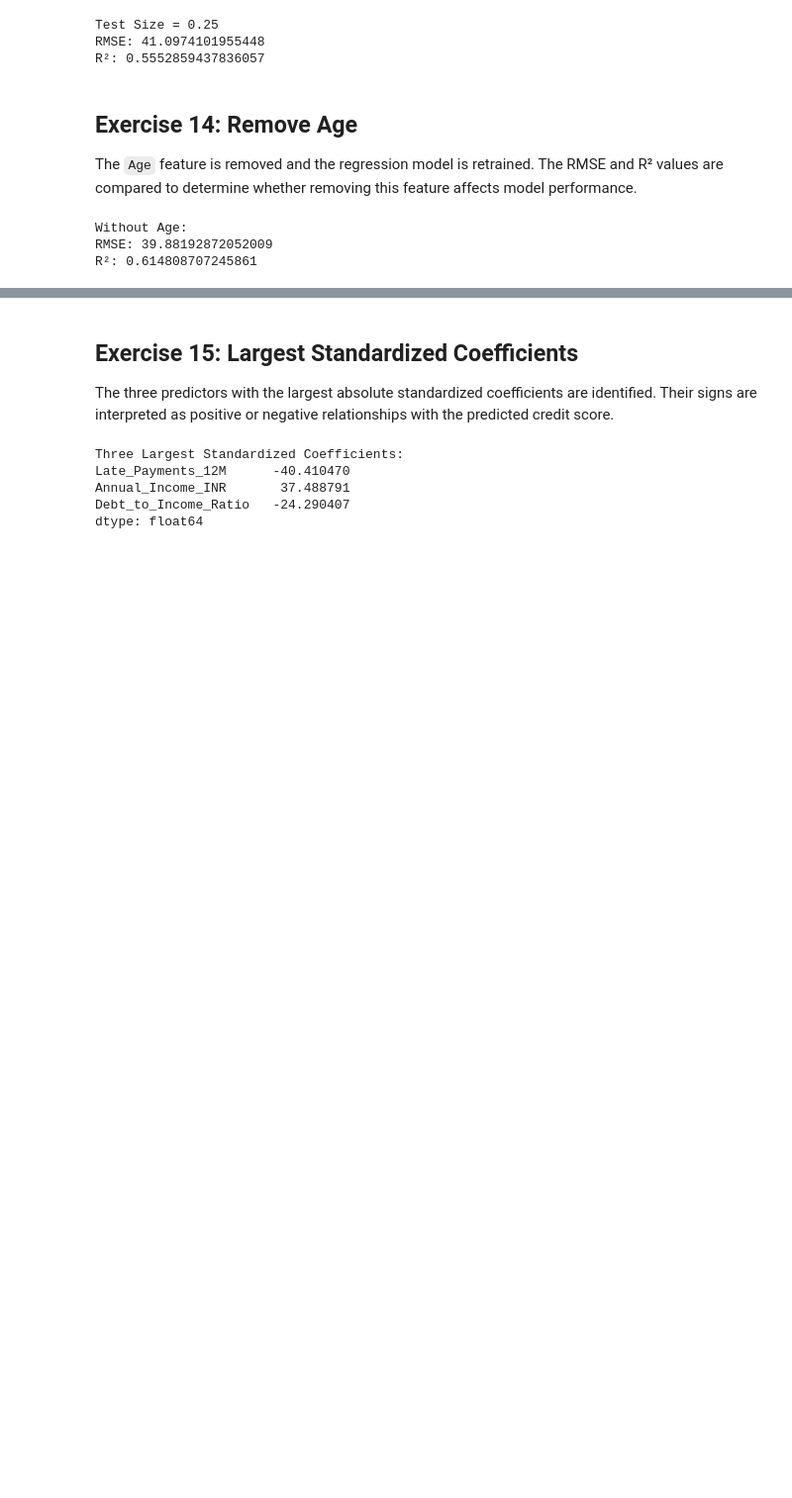
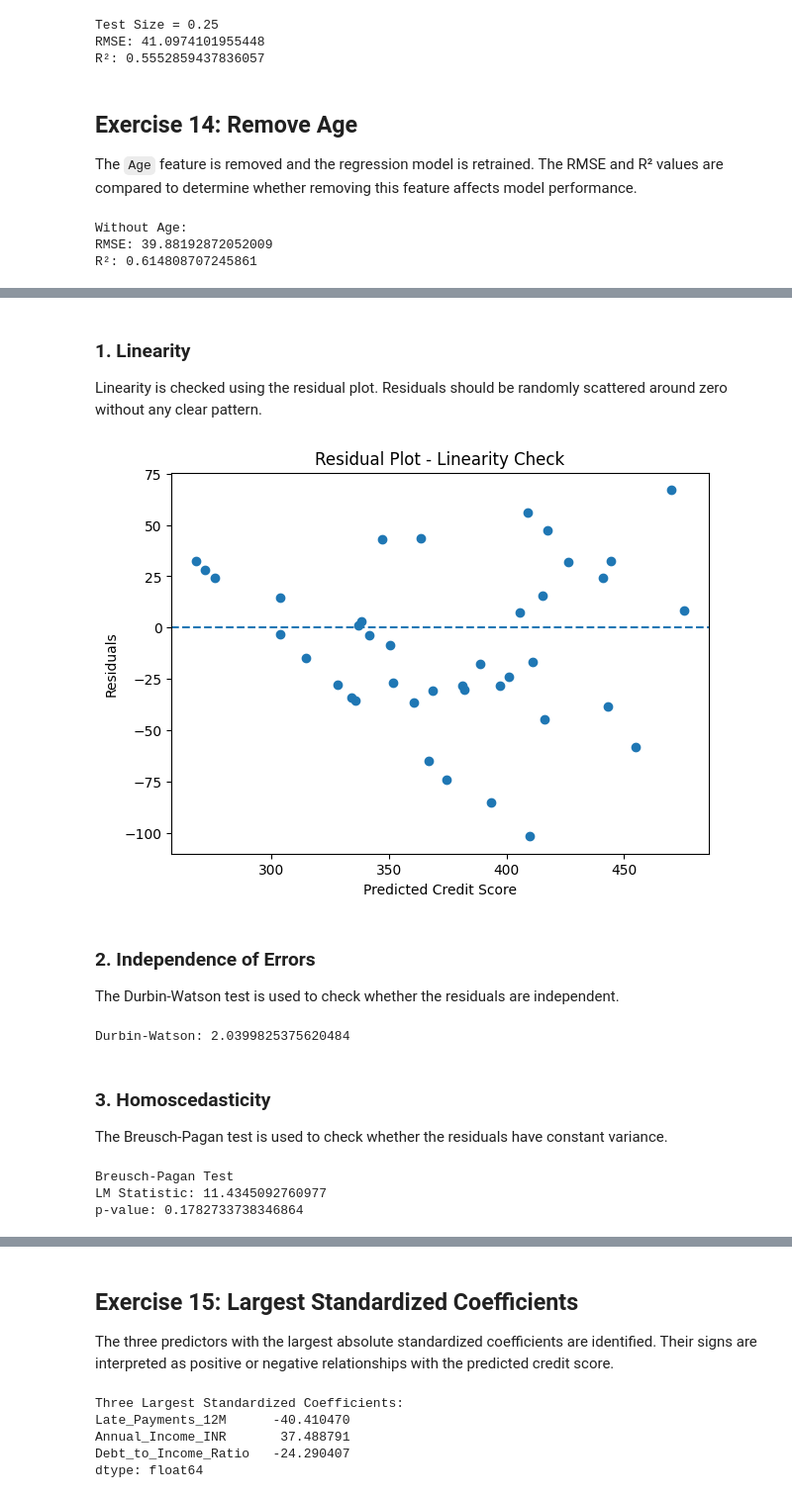
Before and after one commit to Drishti06Sharma/Applied-Machine-Learning, a Jupyter notebook: lab4.ipynb, the cells around one changed output, grey strips where cells are left out. Shown at 99% size. Drawn from its saved outputs; the diff is of its cells as text; code cells hidden in the pictures; blank space fills up the shorter version.

```diff
--- a/lab4.ipynb
+++ b/lab4.ipynb
@@ -460,0 +436,50 @@ R²: 0.614808707245861
+# %% [markdown]
+### 1. Linearity
+
+Linearity is checked using the residual plot. Residuals should be randomly scattered around zero without any clear pattern.
+# %%
+plt.figure(figsize=(7, 5))
+
+plt.scatter(y_pred, residuals)
+plt.axhline(y=0, linestyle="--")
+
+plt.xlabel("Predicted Credit Score")
+plt.ylabel("Residuals")
+plt.title("Residual Plot - Linearity Check")
+
+plt.show()
+# %% [output]
+[figure, added]
+# %% [markdown]
+### 2. Independence of Errors
+
+The Durbin-Watson test is used to check whether the residuals are independent.
+# %%
+from statsmodels.stats.stattools import durbin_watson
+
+dw = durbin_watson(residuals)
+
+print("Durbin-Watson:", dw)
+# %% [output]
+Durbin-Watson: 2.0399825375620484
+# %% [markdown]
+### 3. Homoscedasticity
+
+The Breusch-Pagan test is used to check whether the residuals have constant variance.
+# %%
+import statsmodels.api as sm
+from statsmodels.stats.diagnostic import het_breuschpagan
+
+# Add constant/intercept column
+X_test_bp = sm.add_constant(X_test)
+
+# Breusch-Pagan Test
+bp_test = het_breuschpagan(residuals, X_test_bp)
+
+print("Breusch-Pagan Test")
+print("LM Statistic:", bp_test[0])
+print("p-value:", bp_test[1])
+# %% [output]
+Breusch-Pagan Test
+LM Statistic: 11.4345092760977
+p-value: 0.1782733738346864
```
Also changed, not shown: parts of 13 cells of this notebook, 1 other file.
